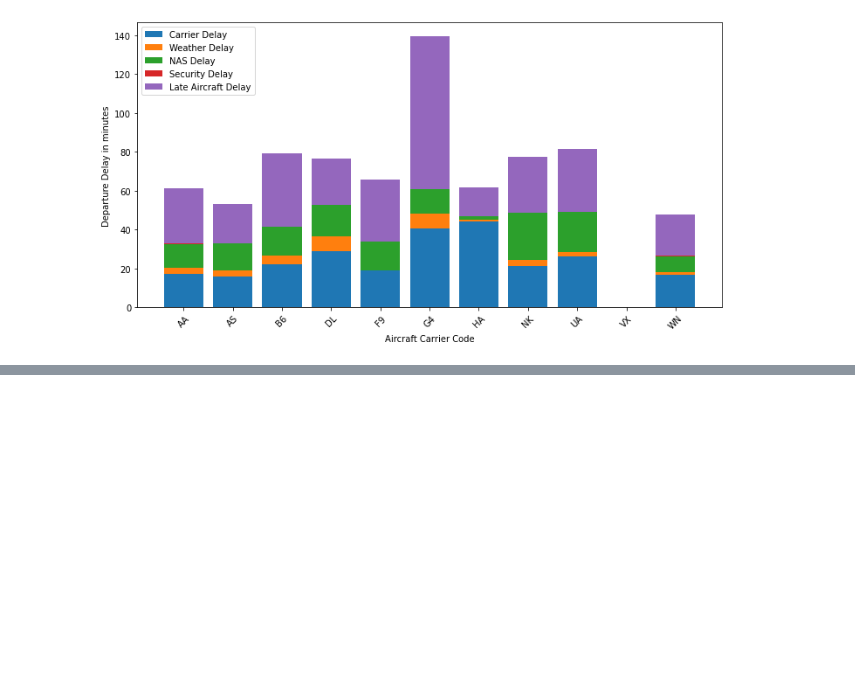
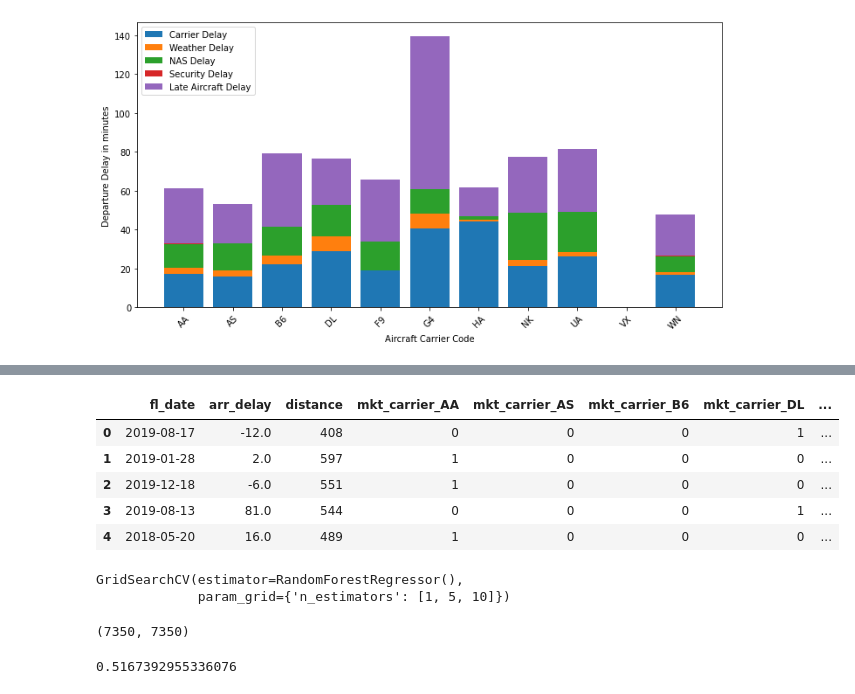
Before and after one commit to elslb/airline_delay_project, a Jupyter notebook: exploratory_analysis.ipynb, the cells around one changed output, grey strips where cells are left out. Cells and saved outputs as stored; diff of their text form; code cells hidden in the pictures; blank space fills up the shorter version.

```diff
--- a/exploratory_analysis.ipynb
+++ b/exploratory_analysis.ipynb
@@ -397,0 +400,18 @@ summary_table_carrier
+# %%
+cat_cols = ['mkt_carrier', 'origin', 'dest']
+cols_dummies = pd.get_dummies(data[cat_cols])
+# %%
+data = data.drop(cat_cols, axis=1)
+# %%
+data_tf = pd.concat([data, cols_dummies], axis=1)
+# %%
+data_tf = data_tf.dropna()
+# %%
+data_tf.head()
+# %% [output]
+|  | fl_date | arr_delay | distance | mkt_carrier_AA | mkt_carrier_AS | mkt_carrier_B6 | mkt_carrier_DL | ... |
+| 0 | 2019-08-17 | -12.0 | 408 | 0 | 0 | 0 | 1 | ... |
+| 1 | 2019-01-28 | 2.0 | 597 | 1 | 0 | 0 | 0 | ... |
+| 2 | 2019-12-18 | -6.0 | 551 | 1 | 0 | 0 | 0 | ... |
+| 3 | 2019-08-13 | 81.0 | 544 | 0 | 0 | 0 | 1 | ... |
+| 4 | 2018-05-20 | 16.0 | 489 | 1 | 0 | 0 | 0 | ... |
@@ -397,0 +427,22 @@ summary_table_carrier
+# %%
+X = data_tf.drop(['arr_delay','fl_date'], axis = 1)
+y = df['arr_delay']
+
+X_train, X_test, y_train, y_test = train_test_split(X, y, test_size = .25)
+
+new_model = RandomForestRegressor()
+params_grid = {'n_estimators' : [1, 5, 10]}
+
+#cv = RepeatedKFold(n_splits=10, n_repeats=3, random_state=1)
+
+models = GridSearchCV(new_model, params_grid)
+models.fit(X_train, y_train)
+# report performance
+#print('MAE: %.3f (%.3f)' % (np.mean(n_scores), np.std(n_scores)))
+# %% [output]
+GridSearchCV(estimator=RandomForestRegressor(),
+             param_grid={'n_estimators': [1, 5, 10]})
+# %%
+len(X_train),len(y_train)
+# %% [output]
+(7350, 7350)
@@ -397,0 +451,4 @@ summary_table_carrier
+# %%
+be_models.score(X_train, y_train)
+# %% [output]
+0.5167392955336076
```
Also changed, not shown: parts of 9 cells of this notebook.
